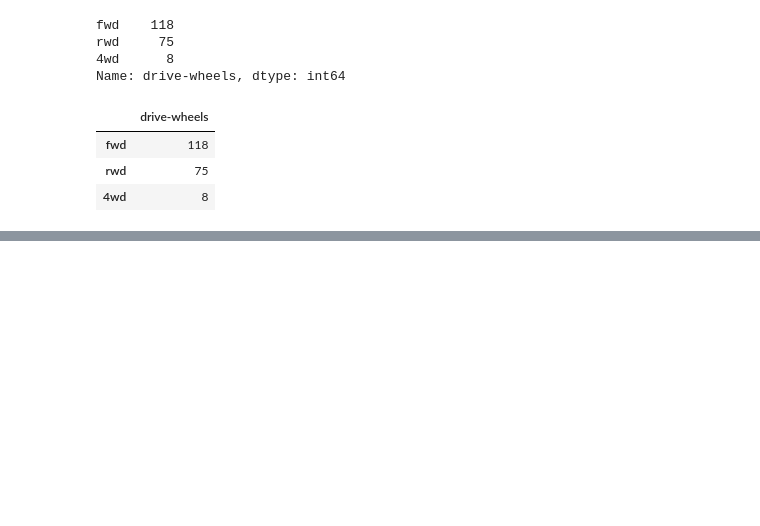
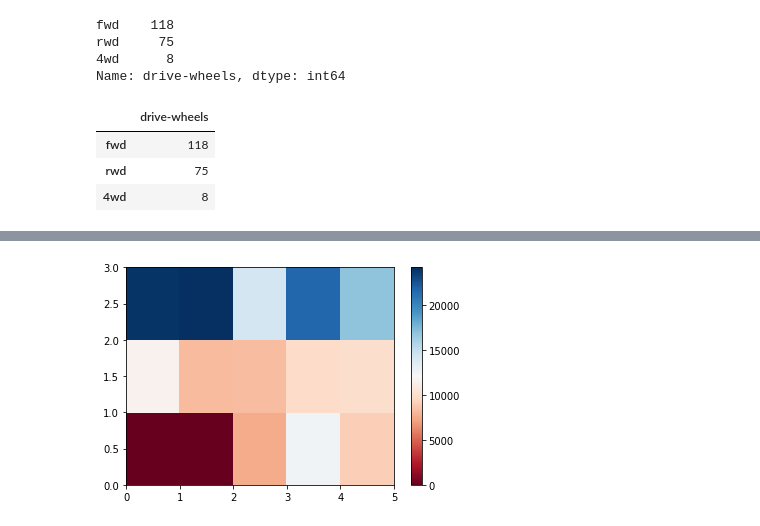
Before and after one commit to Nightfury874/edxChapter2, a Jupyter notebook: Reading a dataset.ipynb, the cells around one changed output, grey strips where cells are left out. Saved outputs shown, nothing was run; the diff lists cells and outputs as text; code cells hidden in the pictures; blank space fills up the shorter version.

```diff
--- a/Reading a dataset.ipynb
+++ b/Reading a dataset.ipynb
@@ -259,0 +285,4 @@ df['drive-wheels'].value_counts().to_frame()
+# %%
+df_gptest = df[['drive-wheels','body-style','price']]
+grouped_test1 = df_gptest.groupby(['drive-wheels','body-style'],as_index=False).mean()
+grouped_test1
@@ -259,0 +304,3 @@ df['drive-wheels'].value_counts().to_frame()
+# %%
+grouped_pivot = grouped_test1.pivot(index='drive-wheels',columns='body-style')
+grouped_pivot
@@ -259,0 +314,3 @@ df['drive-wheels'].value_counts().to_frame()
+# %%
+grouped_pivot = grouped_pivot.fillna(0) #fill missing values with 0
+grouped_pivot
@@ -259,0 +324,6 @@ df['drive-wheels'].value_counts().to_frame()
+# %%
+plt.pcolor(grouped_pivot, cmap='RdBu')
+plt.colorbar()
+plt.show()
+# %% [output]
+[figure, added]
```
Also changed, not shown: parts of 12 cells of this notebook.
